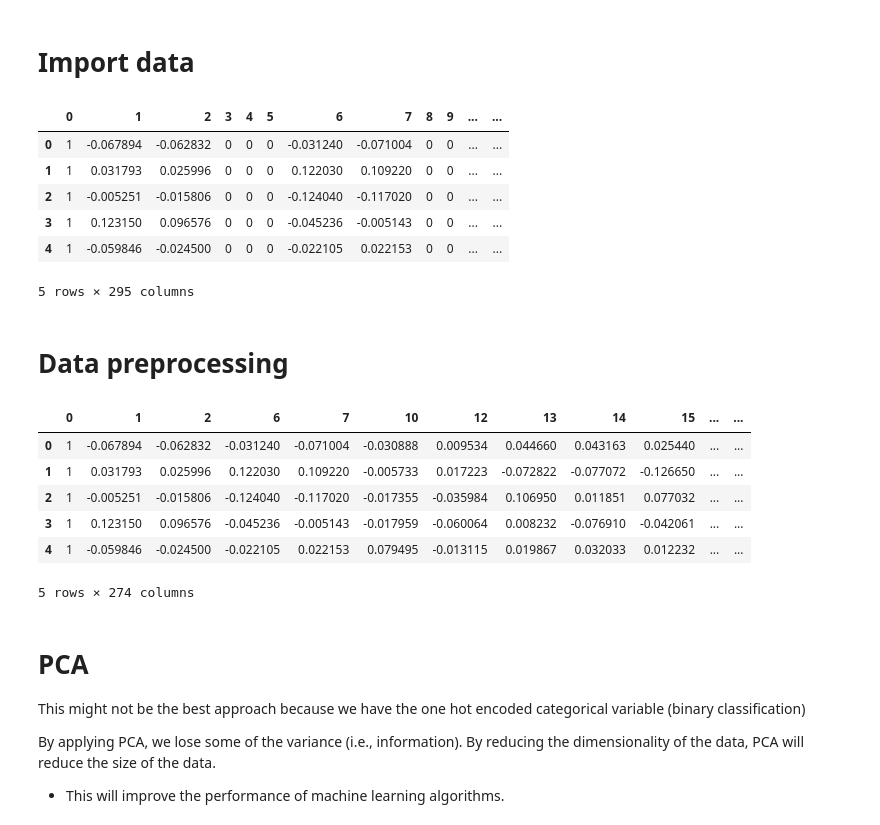
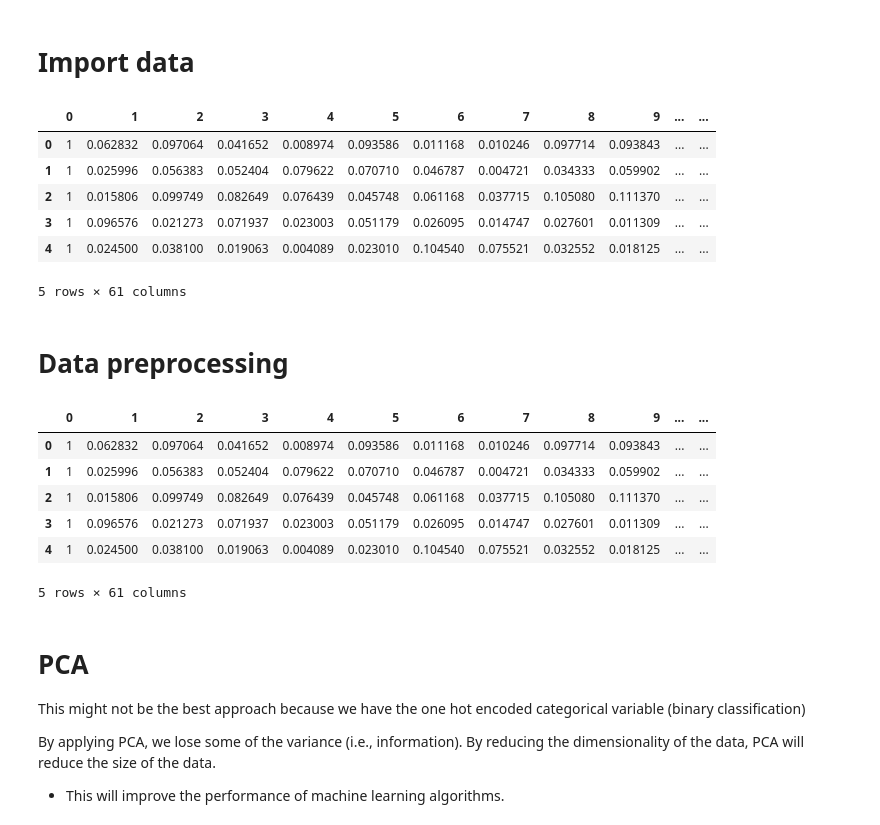
Before and after one commit to jplineb/Scratch-Work, a Jupyter notebook: SVM_brain/dimensionality_reduction.ipynb, the cells around one changed output. Cells and saved outputs as stored; diff of their text form; code cells hidden in the pictures.

Commit message:
added data

```diff
--- a/SVM_brain/dimensionality_reduction.ipynb
+++ b/SVM_brain/dimensionality_reduction.ipynb
@@ -5,16 +5,16 @@ import seaborn as sns
 # %% [markdown]
 # Import data
 # %%
-brain_data = pd.read_csv('./data/eig_centrality.csv', header=None)
+brain_data = pd.read_csv('./data/60x61.csv', header=None)
 brain_data.head()
 # %% [output]
 |  | 0 | 1 | 2 | 3 | 4 | 5 | 6 | 7 | 8 | 9 | ... | ... |
-| 0 | 1 | -0.067894 | -0.062832 | 0 | 0 | 0 | -0.031240 | -0.071004 | 0 | 0 | ... | ... |
-| 1 | 1 | 0.031793 | 0.025996 | 0 | 0 | 0 | 0.122030 | 0.109220 | 0 | 0 | ... | ... |
-| 2 | 1 | -0.005251 | -0.015806 | 0 | 0 | 0 | -0.124040 | -0.117020 | 0 | 0 | ... | ... |
-| 3 | 1 | 0.123150 | 0.096576 | 0 | 0 | 0 | -0.045236 | -0.005143 | 0 | 0 | ... | ... |
-| 4 | 1 | -0.059846 | -0.024500 | 0 | 0 | 0 | -0.022105 | 0.022153 | 0 | 0 | ... | ... |
+| 0 | 1 | 0.062832 | 0.097064 | 0.041652 | 0.008974 | 0.093586 | 0.011168 | 0.010246 | 0.097714 | 0.093843 | ... | ... |
+| 1 | 1 | 0.025996 | 0.056383 | 0.052404 | 0.079622 | 0.070710 | 0.046787 | 0.004721 | 0.034333 | 0.059902 | ... | ... |
+| 2 | 1 | 0.015806 | 0.099749 | 0.082649 | 0.076439 | 0.045748 | 0.061168 | 0.037715 | 0.105080 | 0.111370 | ... | ... |
+| 3 | 1 | 0.096576 | 0.021273 | 0.071937 | 0.023003 | 0.051179 | 0.026095 | 0.014747 | 0.027601 | 0.011309 | ... | ... |
+| 4 | 1 | 0.024500 | 0.038100 | 0.019063 | 0.004089 | 0.023010 | 0.104540 | 0.075521 | 0.032552 | 0.018125 | ... | ... |
-5 rows × 295 columns
+5 rows × 61 columns
 # %% [markdown]
 # Data preprocessing
 # %%
@@ -22,13 +22,13 @@ brain_data.head()
 brain_data = brain_data.loc[:, (brain_data != 0).any(axis=0)]
 brain_data.head()
 # %% [output]
-|  | 0 | 1 | 2 | 6 | 7 | 10 | 12 | 13 | 14 | 15 | ... | ... |
-| 0 | 1 | -0.067894 | -0.062832 | -0.031240 | -0.071004 | -0.030888 | 0.009534 | 0.044660 | 0.043163 | 0.025440 | ... | ... |
-| 1 | 1 | 0.031793 | 0.025996 | 0.122030 | 0.109220 | -0.005733 | 0.017223 | -0.072822 | -0.077072 | -0.126650 | ... | ... |
-| 2 | 1 | -0.005251 | -0.015806 | -0.124040 | -0.117020 | -0.017355 | -0.035984 | 0.106950 | 0.011851 | 0.077032 | ... | ... |
-| 3 | 1 | 0.123150 | 0.096576 | -0.045236 | -0.005143 | -0.017959 | -0.060064 | 0.008232 | -0.076910 | -0.042061 | ... | ... |
-| 4 | 1 | -0.059846 | -0.024500 | -0.022105 | 0.022153 | 0.079495 | -0.013115 | 0.019867 | 0.032033 | 0.012232 | ... | ... |
+|  | 0 | 1 | 2 | 3 | 4 | 5 | 6 | 7 | 8 | 9 | ... | ... |
+| 0 | 1 | 0.062832 | 0.097064 | 0.041652 | 0.008974 | 0.093586 | 0.011168 | 0.010246 | 0.097714 | 0.093843 | ... | ... |
+| 1 | 1 | 0.025996 | 0.056383 | 0.052404 | 0.079622 | 0.070710 | 0.046787 | 0.004721 | 0.034333 | 0.059902 | ... | ... |
+| 2 | 1 | 0.015806 | 0.099749 | 0.082649 | 0.076439 | 0.045748 | 0.061168 | 0.037715 | 0.105080 | 0.111370 | ... | ... |
+| 3 | 1 | 0.096576 | 0.021273 | 0.071937 | 0.023003 | 0.051179 | 0.026095 | 0.014747 | 0.027601 | 0.011309 | ... | ... |
+| 4 | 1 | 0.024500 | 0.038100 | 0.019063 | 0.004089 | 0.023010 | 0.104540 | 0.075521 | 0.032552 | 0.018125 | ... | ... |
-5 rows × 274 columns
+5 rows × 61 columns
 # %% [markdown]
 # PCA
 
```
Also changed, not shown: parts of 10 cells of this notebook, 1 other file.
